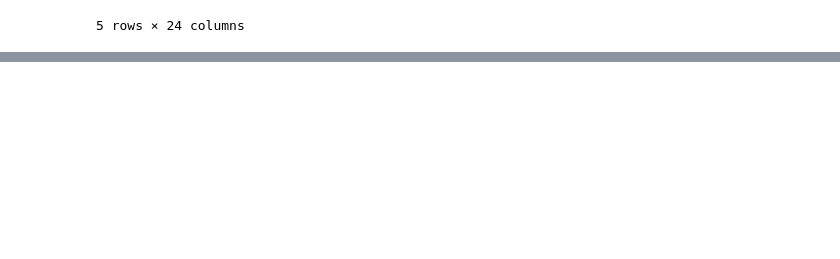
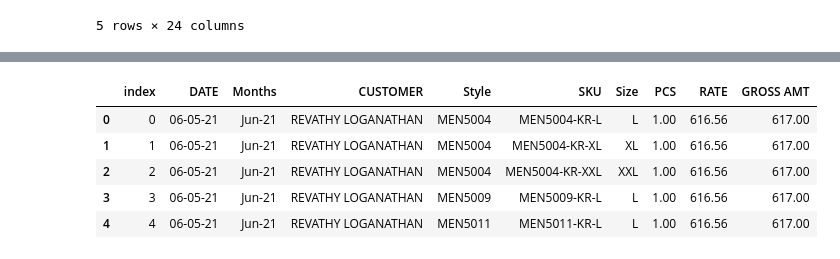
Before and after one commit to Yobil-Job/Ecommerece_Bussines_Intelligence, a Jupyter notebook: DataDetails.ipynb, the cells around one changed output, grey strips where cells are left out. Cells and saved outputs as stored; diff of their text form; code cells hidden in the pictures; blank space fills up the shorter version.

```diff
--- a/DataDetails.ipynb
+++ b/DataDetails.ipynb
@@ -20,0 +113,9 @@ df1.head()
+# %%
+df4.head()
+# %% [output]
+|  | index | DATE | Months | CUSTOMER | Style | SKU | Size | PCS | RATE | GROSS AMT |
+| 0 | 0 | 06-05-21 | Jun-21 | REVATHY LOGANATHAN | MEN5004 | MEN5004-KR-L | L | 1.00 | 616.56 | 617.00 |
+| 1 | 1 | 06-05-21 | Jun-21 | REVATHY LOGANATHAN | MEN5004 | MEN5004-KR-XL | XL | 1.00 | 616.56 | 617.00 |
+| 2 | 2 | 06-05-21 | Jun-21 | REVATHY LOGANATHAN | MEN5004 | MEN5004-KR-XXL | XXL | 1.00 | 616.56 | 617.00 |
+| 3 | 3 | 06-05-21 | Jun-21 | REVATHY LOGANATHAN | MEN5009 | MEN5009-KR-L | L | 1.00 | 616.56 | 617.00 |
+| 4 | 4 | 06-05-21 | Jun-21 | REVATHY LOGANATHAN | MEN5011 | MEN5011-KR-L | L | 1.00 | 616.56 | 617.00 |
```
Also changed, not shown: parts of 15 cells of this notebook, 1 other file.
